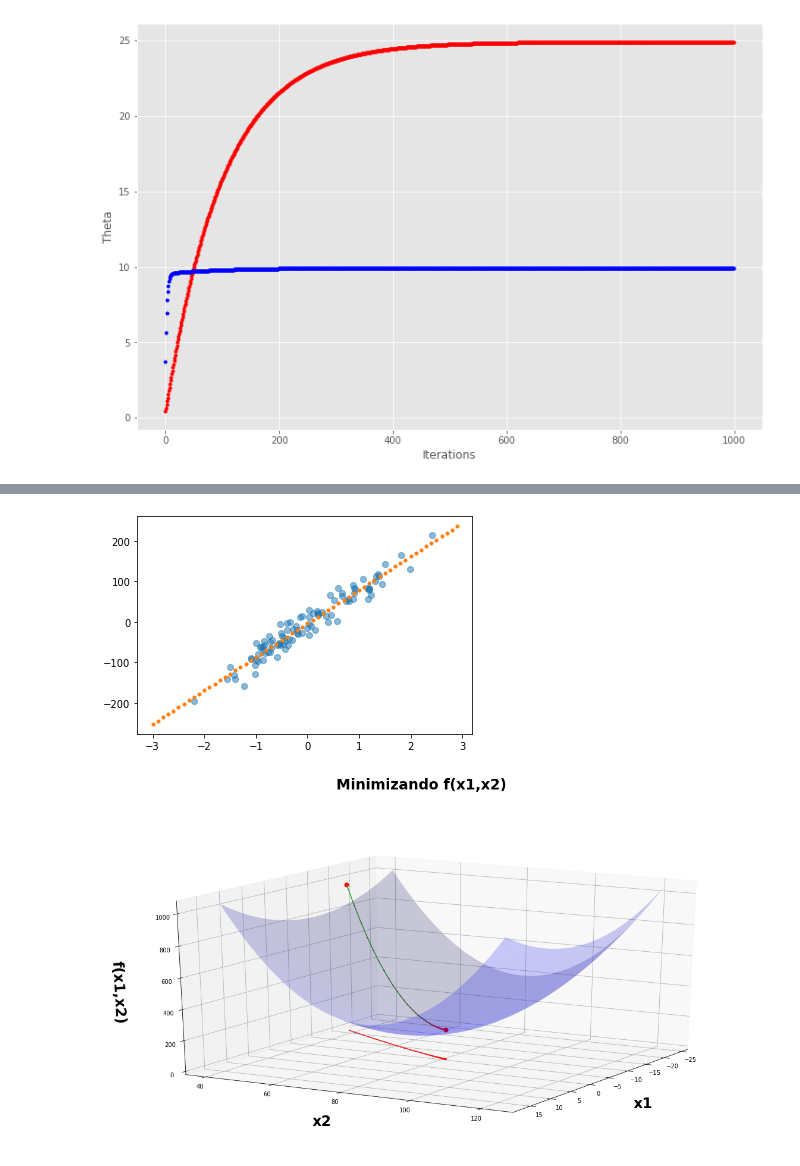
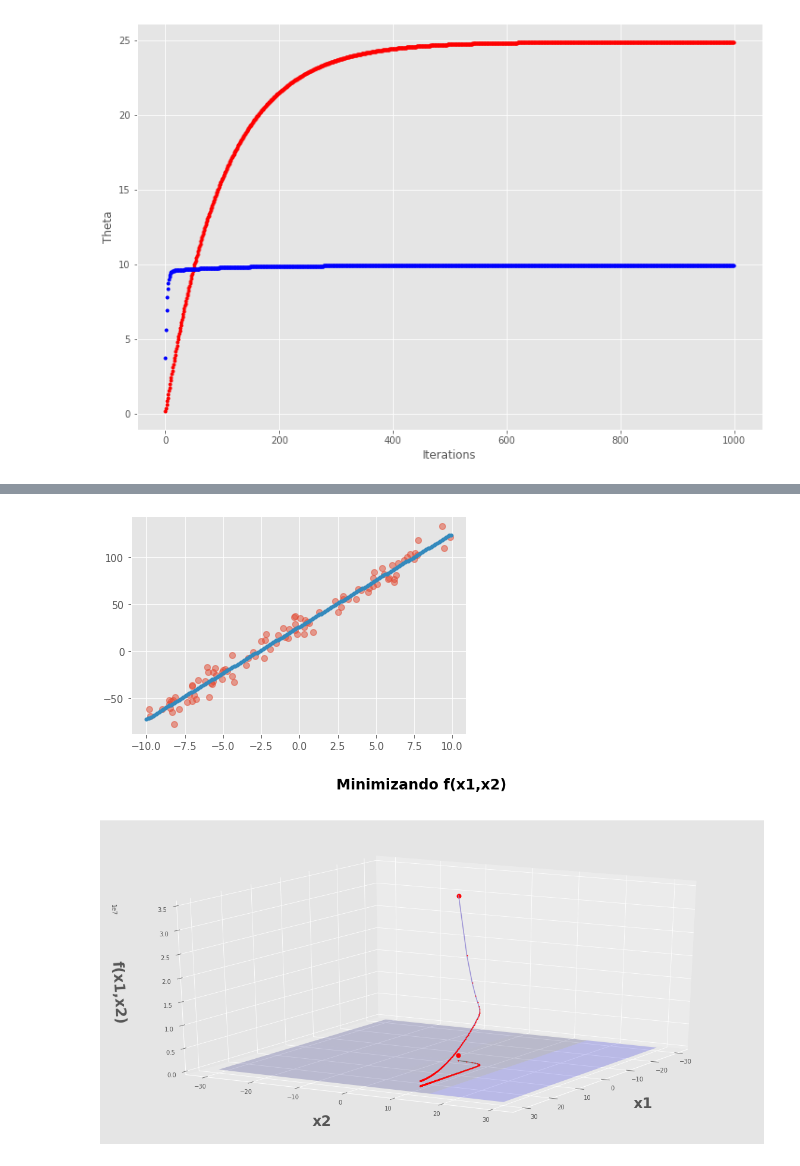
Before and after one commit to dlguswn3659/class-MachineLearning, a Jupyter notebook: assignment03.ipynb, the cells around one changed output, grey strips where cells are left out. Cells and saved outputs as stored; diff of their text form; code cells hidden in the pictures.

Commit message:
1. Plotting the input data

```diff
--- a/assignment03.ipynb
+++ b/assignment03.ipynb
@@ -192,25 +198,36 @@ ax.set_title('surface');
 # %%
-%matplotlib inline
-import numpy as np
-import seaborn as sns
-import matplotlib.pyplot as plt
-import matplotlib.animation as animation
-from scipy import stats
+# x, y = make_regression(n_samples = 100,
+#                        n_features=1,
+#                        n_informative=1,
+#                        noise=20,
+#                        random_state=2017)
 
-from sklearn.datasets.samples_generator import make_regression
+# x = x.flatten()
 
+# x = []
 
+# for i in range(200):
+#   line = []
+#   line.append(x_data[i])
+#   x.append(line)
 
-x, y = make_regression(n_samples = 100,
-                       n_features=1,
-                       n_informative=1,
-                       noise=20,
-                       random_state=2017)
+# x = [[0 for col in range(1)] for row in range(200)]
+# for i in range(200):
+#   x[i][0] = x_data[i]
+
+x = x_data
+y = y_data[0:100]
+
 x = x.flatten()
+x = x[0:100]
+
+# print(x)
+# print(y)
+
 slope, intercept, _,_,_ = stats.linregress(x,y)
 best_fit = np.vectorize(lambda x: x * slope + intercept)
 plt.plot(x,y, 'o', alpha=0.5)
-grid = np.arange(-3,3,0.1)
+grid = np.arange(-10,10,0.1)
 plt.plot(grid,best_fit(grid), '.')
 
 def gradient_descent(x, y, theta_init, step=0.001, maxsteps=0, precision=0.001, ):
@@ -248,20 +265,44 @@ def gradient_descent(x, y, theta_init, step=0.001, maxsteps=0, precision=0.001,
     return history, costs, preds, counter
 
 xaug = np.c_[np.ones(x.shape[0]), x]
+# print(x.shape[0])
+# print(xaug)
+
 theta_i = [-15, 40] + np.random.rand(2)
 history, cost, preds, iters = gradient_descent(xaug, y, theta_i, step=0.1)
-theta = history[-1]
+print(history)
+print(history[-1])
+theta[0] = theta0_history[0]
+theta[1] = theta1_history[0]
+history = theta_history
 print("Gradient Descent: {:.2f}, {:.2f} {:d}".format(theta[0], theta[1], iters))
 print("Least Squares: {:.2f}, {:.2f}".format(intercept, slope))
 
+cost = []
+history = []
 
+for i in range(iters):
+  cost.append(cost_history[i])
+  history.append(theta_history[i])
+
+
+# print(cost[-1])
+# print(cost[0])
+# print(cost)
+# print(cost_history)
+
+print(history)
+print(theta_history)
 from mpl_toolkits.mplot3d import Axes3D
 
 def error(X, Y, THETA):
     return np.sum((X.dot(THETA) - Y)**2)/(2*Y.size)
 
-ms = np.linspace(theta[0] - 20 , theta[0] + 20, 20)
-bs = np.linspace(theta[1] - 40 , theta[1] + 40, 40)
+# ms = np.linspace(theta[0] - 20 , theta[0] + 20, 20)
+# bs = np.linspace(theta[1] - 40 , theta[1] + 40, 40)
+
+ms = np.linspace(-30 , 30, 5)
+bs = np.linspace(-30 , 30, 5)
 
 M, B = np.meshgrid(ms, bs)
 
@@ -274,7 +315,6 @@ ax = fig.add_subplot(111, projection='3d')
 
 ax.plot_surface(M, B, Z, rstride=1, cstride=1, color='b', alpha=0.2)
 #ax.contour(M, B, Z, 20, color='b', alpha=0.5, offset=0, stride=30)
-
 
 ax.set_xlabel('x1', labelpad=30, fontsize=24, fontweight='bold')
 ax.set_ylabel('x2', labelpad=30, fontsize=24, fontweight='bold')
@@ -295,2 +345,2 @@ Least Squares: -3.71, 82.90
-[figure, old version]
+[figure, new version]
-[figure, old version]
+[figure, new version]
```
Also changed, not shown: parts of 7 cells of this notebook.
